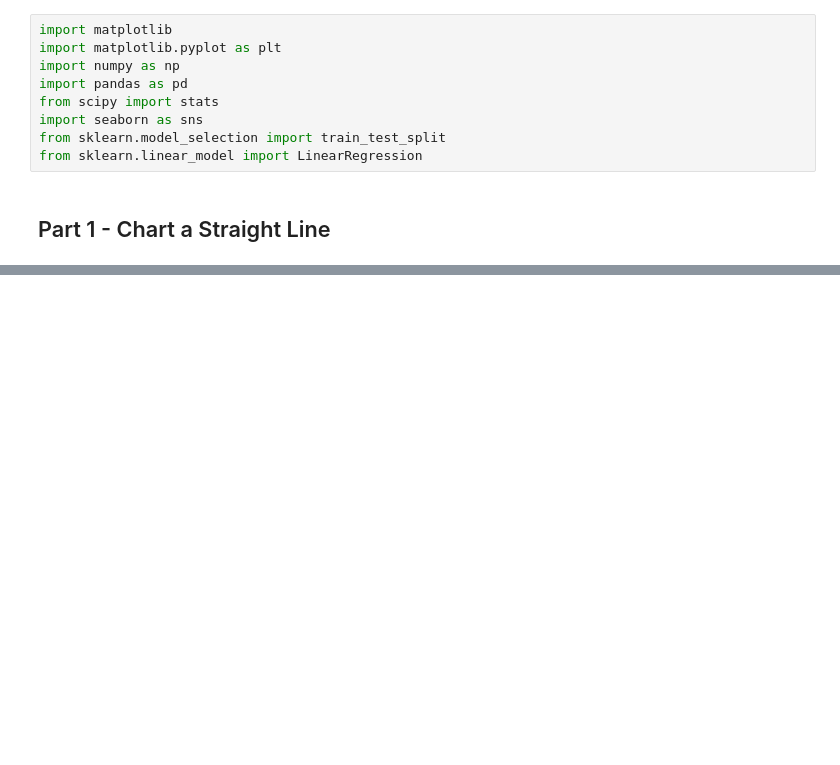
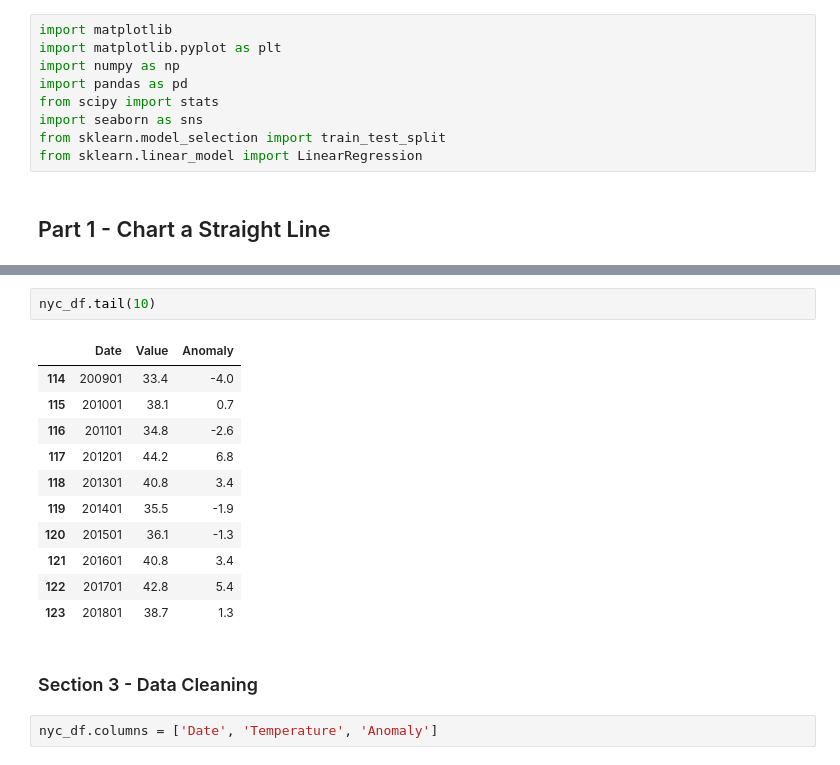
Before and after one commit to bjdawson23/datafun-07-ml, a Jupyter notebook: branton_ml.ipynb, the cells around one changed output, grey strips where cells are left out. Cells and saved outputs as stored; diff of their text form; blank space fills up the shorter version.

```diff
--- a/branton_ml.ipynb
+++ b/branton_ml.ipynb
@@ -29,0 +51,18 @@ y_label = axes.set_ylabel('Celsius')
+# %%
+nyc_df.tail(10)
+# %% [output]
+|  | Date | Value | Anomaly |
+| 114 | 200901 | 33.4 | -4.0 |
+| 115 | 201001 | 38.1 | 0.7 |
+| 116 | 201101 | 34.8 | -2.6 |
+| 117 | 201201 | 44.2 | 6.8 |
+| 118 | 201301 | 40.8 | 3.4 |
+| 119 | 201401 | 35.5 | -1.9 |
+| 120 | 201501 | 36.1 | -1.3 |
+| 121 | 201601 | 40.8 | 3.4 |
+| 122 | 201701 | 42.8 | 5.4 |
+| 123 | 201801 | 38.7 | 1.3 |
+# %% [markdown]
+### Section 3 - Data Cleaning
+# %%
+nyc_df.columns = ['Date', 'Temperature', 'Anomaly']
```
Also changed, not shown: parts of 24 cells of this notebook, 1 other file.
